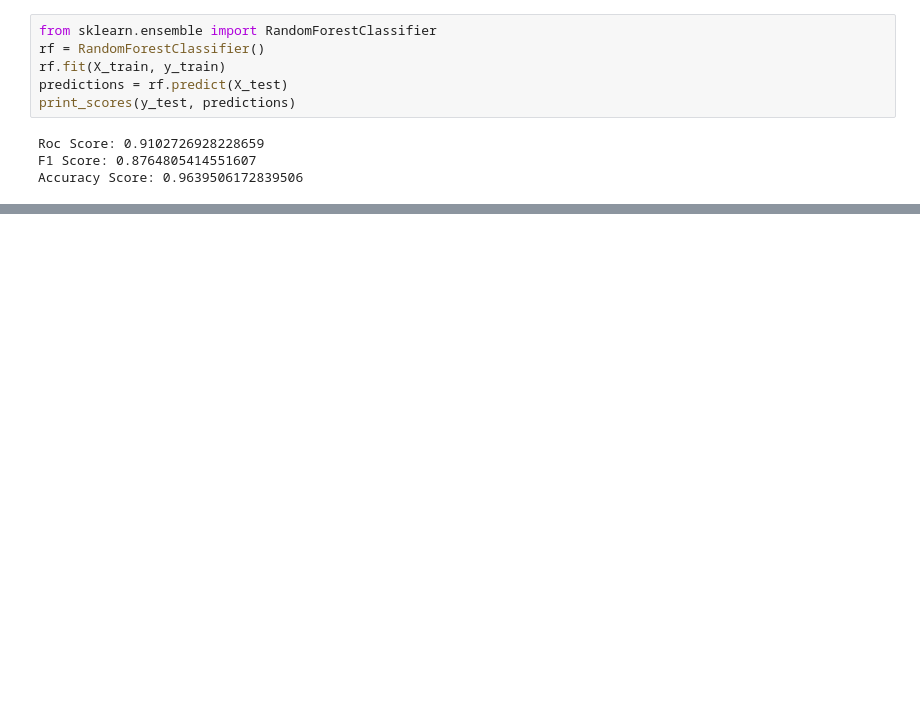
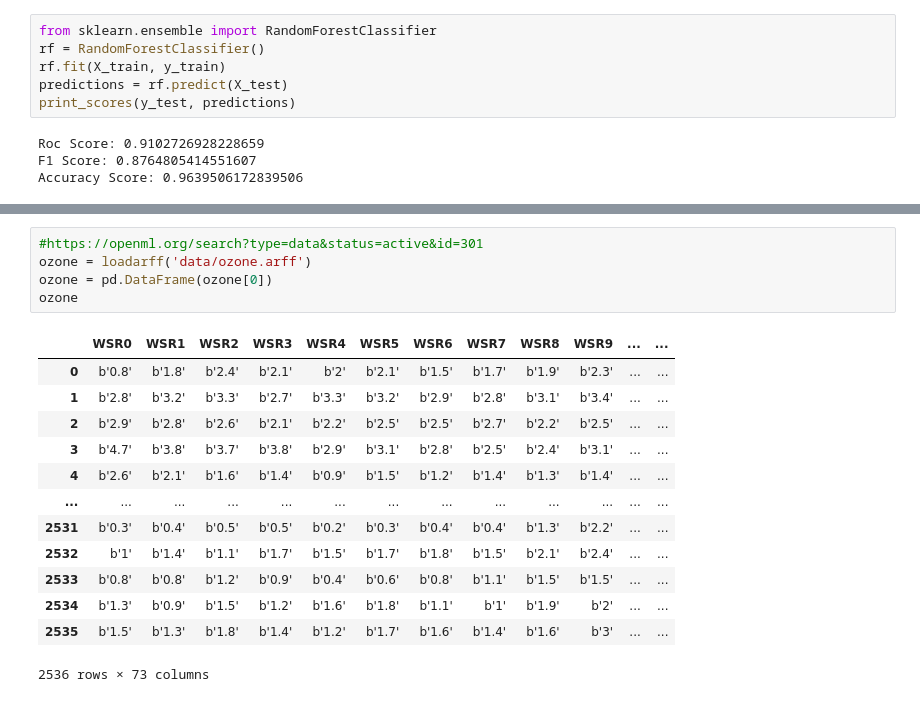
Before and after one commit to LeonDebatin/slim, a Jupyter notebook: mastero/bank.ipynb, the cells around one changed output, grey strips where cells are left out. Saved outputs shown, nothing was run; the diff lists cells and outputs as text; blank space fills up the shorter version.

```diff
--- a/mastero/bank.ipynb
+++ b/mastero/bank.ipynb
@@ -265,0 +372,19 @@ Accuracy Score: 0.9639506172839506
+# %%
+#https://openml.org/search?type=data&status=active&id=301
+ozone = loadarff('data/ozone.arff')
+ozone = pd.DataFrame(ozone[0])
+ozone
+# %% [output]
+|  | WSR0 | WSR1 | WSR2 | WSR3 | WSR4 | WSR5 | WSR6 | WSR7 | WSR8 | WSR9 | ... | ... |
+| 0 | b'0.8' | b'1.8' | b'2.4' | b'2.1' | b'2' | b'2.1' | b'1.5' | b'1.7' | b'1.9' | b'2.3' | ... | ... |
+| 1 | b'2.8' | b'3.2' | b'3.3' | b'2.7' | b'3.3' | b'3.2' | b'2.9' | b'2.8' | b'3.1' | b'3.4' | ... | ... |
+| 2 | b'2.9' | b'2.8' | b'2.6' | b'2.1' | b'2.2' | b'2.5' | b'2.5' | b'2.7' | b'2.2' | b'2.5' | ... | ... |
+| 3 | b'4.7' | b'3.8' | b'3.7' | b'3.8' | b'2.9' | b'3.1' | b'2.8' | b'2.5' | b'2.4' | b'3.1' | ... | ... |
+| 4 | b'2.6' | b'2.1' | b'1.6' | b'1.4' | b'0.9' | b'1.5' | b'1.2' | b'1.4' | b'1.3' | b'1.4' | ... | ... |
+| ... | ... | ... | ... | ... | ... | ... | ... | ... | ... | ... | ... | ... |
+| 2531 | b'0.3' | b'0.4' | b'0.5' | b'0.5' | b'0.2' | b'0.3' | b'0.4' | b'0.4' | b'1.3' | b'2.2' | ... | ... |
+| 2532 | b'1' | b'1.4' | b'1.1' | b'1.7' | b'1.5' | b'1.7' | b'1.8' | b'1.5' | b'2.1' | b'2.4' | ... | ... |
+| 2533 | b'0.8' | b'0.8' | b'1.2' | b'0.9' | b'0.4' | b'0.6' | b'0.8' | b'1.1' | b'1.5' | b'1.5' | ... | ... |
+| 2534 | b'1.3' | b'0.9' | b'1.5' | b'1.2' | b'1.6' | b'1.8' | b'1.1' | b'1' | b'1.9' | b'2' | ... | ... |
+| 2535 | b'1.5' | b'1.3' | b'1.8' | b'1.4' | b'1.2' | b'1.7' | b'1.6' | b'1.4' | b'1.6' | b'3' | ... | ... |
+2536 rows × 73 columns
```
Also changed, not shown: parts of 24 cells of this notebook, 55 other files.
